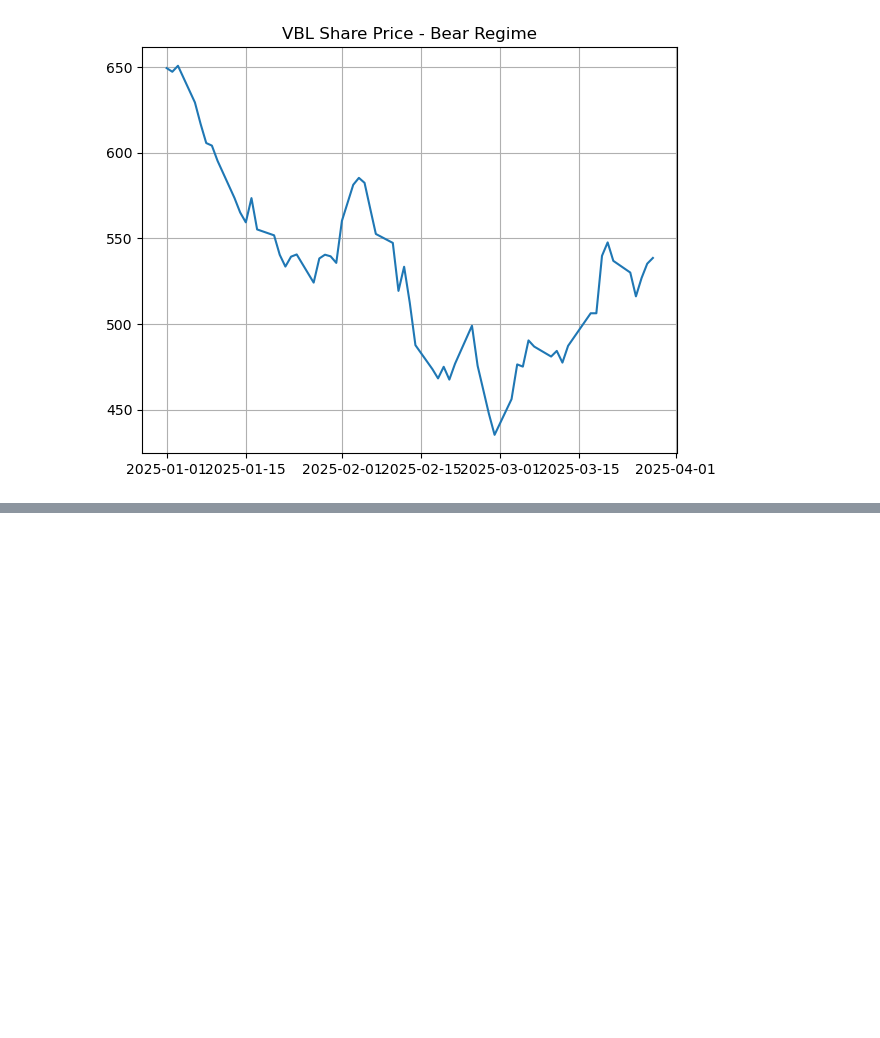
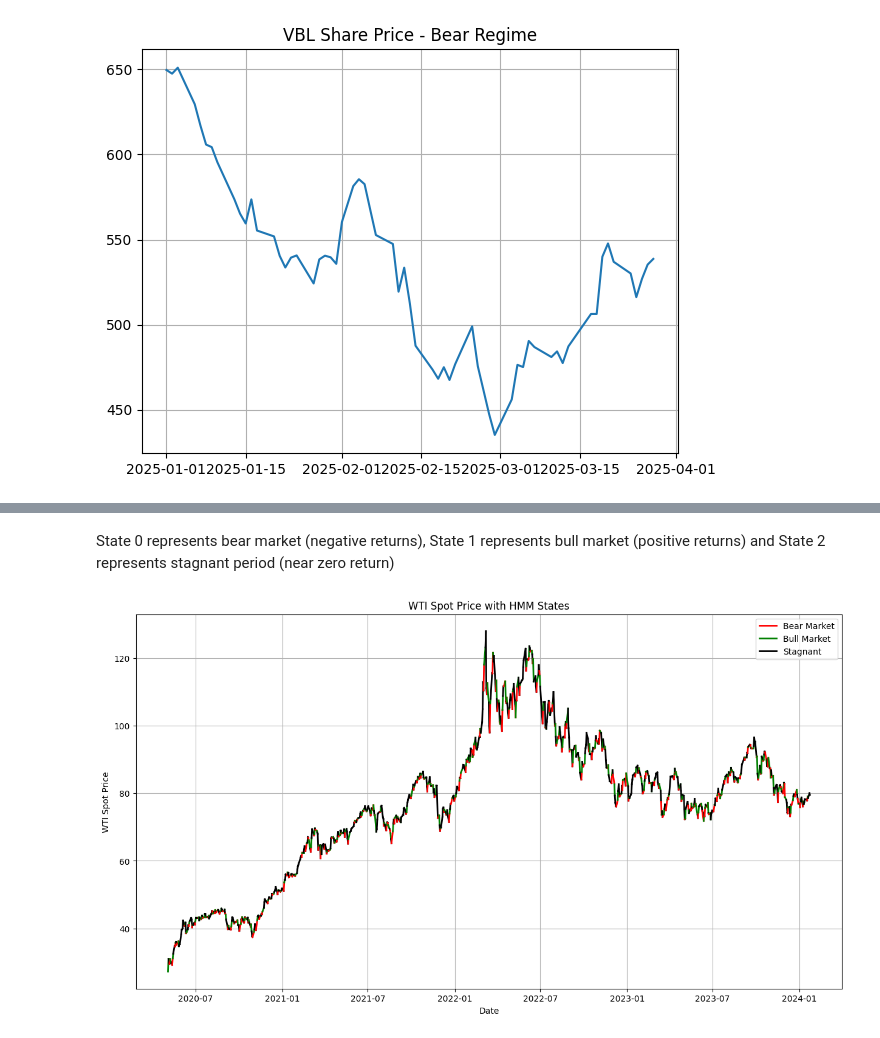
Before and after one commit to 3v-mb/Probabilistic-Graph-Modeling-of-Oil-Prices, a Jupyter notebook: Bayesian Modeling of Oil Prices.ipynb, the cells around one changed output, grey strips where cells are left out. Cells and saved outputs as stored; diff of their text form; code cells hidden in the pictures; blank space fills up the shorter version.

```diff
--- a/Bayesian Modeling of Oil Prices.ipynb
+++ b/Bayesian Modeling of Oil Prices.ipynb
@@ -243,0 +208,2 @@ np.unique(observations, return_counts = True)
+# %%
+train_model, train_states = train_hmm(train_wti, n_components=3, random_state=10, verbose=1)
@@ -243,0 +228,3 @@ np.unique(observations, return_counts = True)
+# %%
+train_wti['State'] = train_states
+train_wti.groupby('State').agg({'return': 'mean'})
@@ -243,0 +237,33 @@ np.unique(observations, return_counts = True)
+# %% [markdown]
+State 0 represents bear market (negative returns), State 1 represents bull market (positive returns) and State 2 represents stagnant period (near zero return)
+# %%
+def plot_hmm_states(data, states=None):
+  data = data.copy()
+  if states is None:
+    if 'State' not in data.columns:
+      raise ValueError('State not found. Run HMM before plotting.')
+  else:
+    data['State'] = states
+
+  # Define colors and labels for each state
+  colors = ['red', 'green', 'black']
+  state_labels = ['Bear Market', 'Bull Market', 'Stagnant']
+
+  fig, ax = plt.subplots(figsize=(15, 8))
+  # Iterate through the states and plot segments with corresponding colors
+  for i in range(len(data) - 1):
+      ax.plot(data.index[i:i+2], data['price'].iloc[i:i+2], color=colors[data['State'].iloc[i]], linewidth=2)
+
+  # Add legend
+  legend_elements = [plt.Line2D([0], [0], color=colors[i], lw=2, label=state_labels[i]) for i in range(len(colors))]
+  ax.legend(handles=legend_elements)
+
+  ax.set_title('WTI Spot Price with HMM States')
+  ax.set_xlabel('Date')
+  ax.set_ylabel('WTI Spot Price')
+  plt.grid(True)
+  plt.show()
+# %%
+plot_hmm_states(train_wti)
+# %% [output]
+[figure, added]
```
Also changed, not shown: parts of 67 cells of this notebook.
